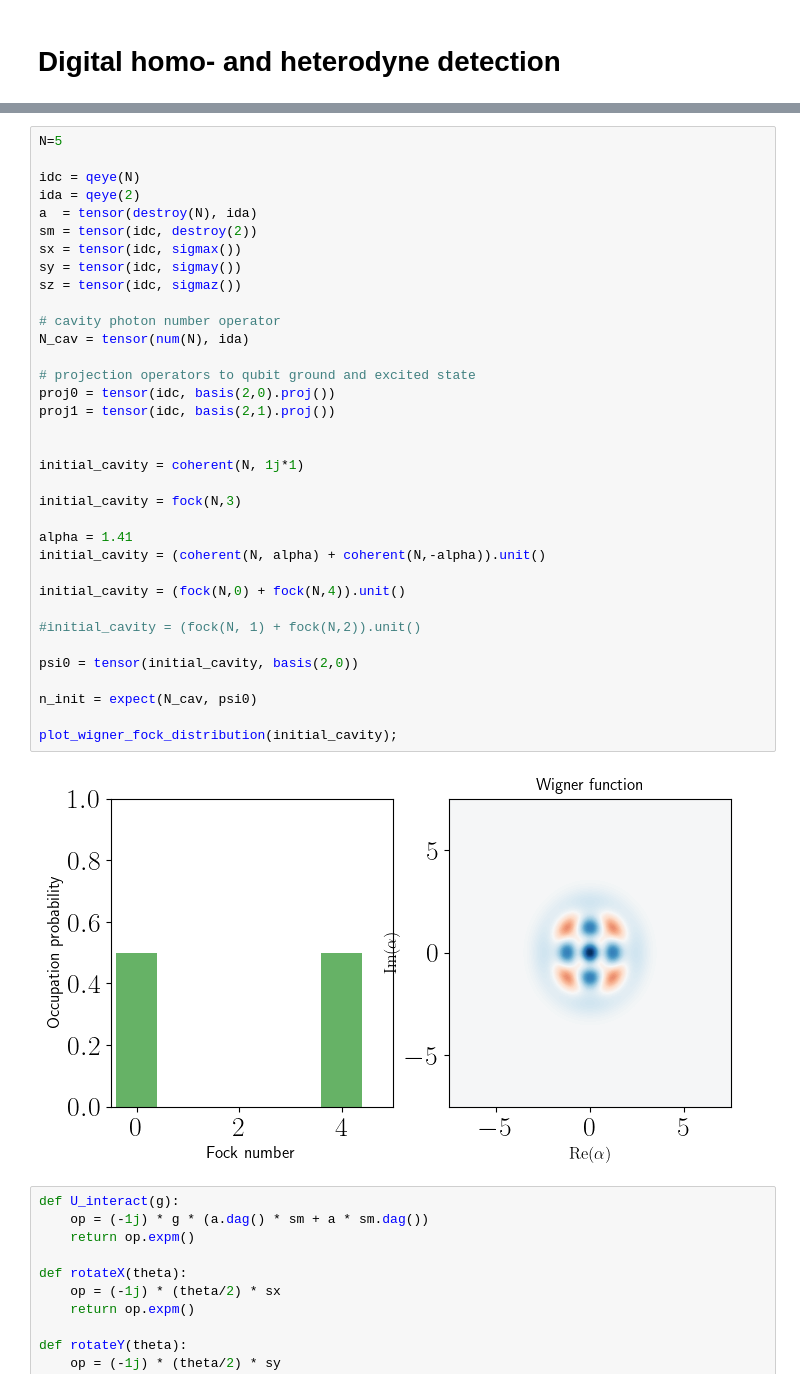
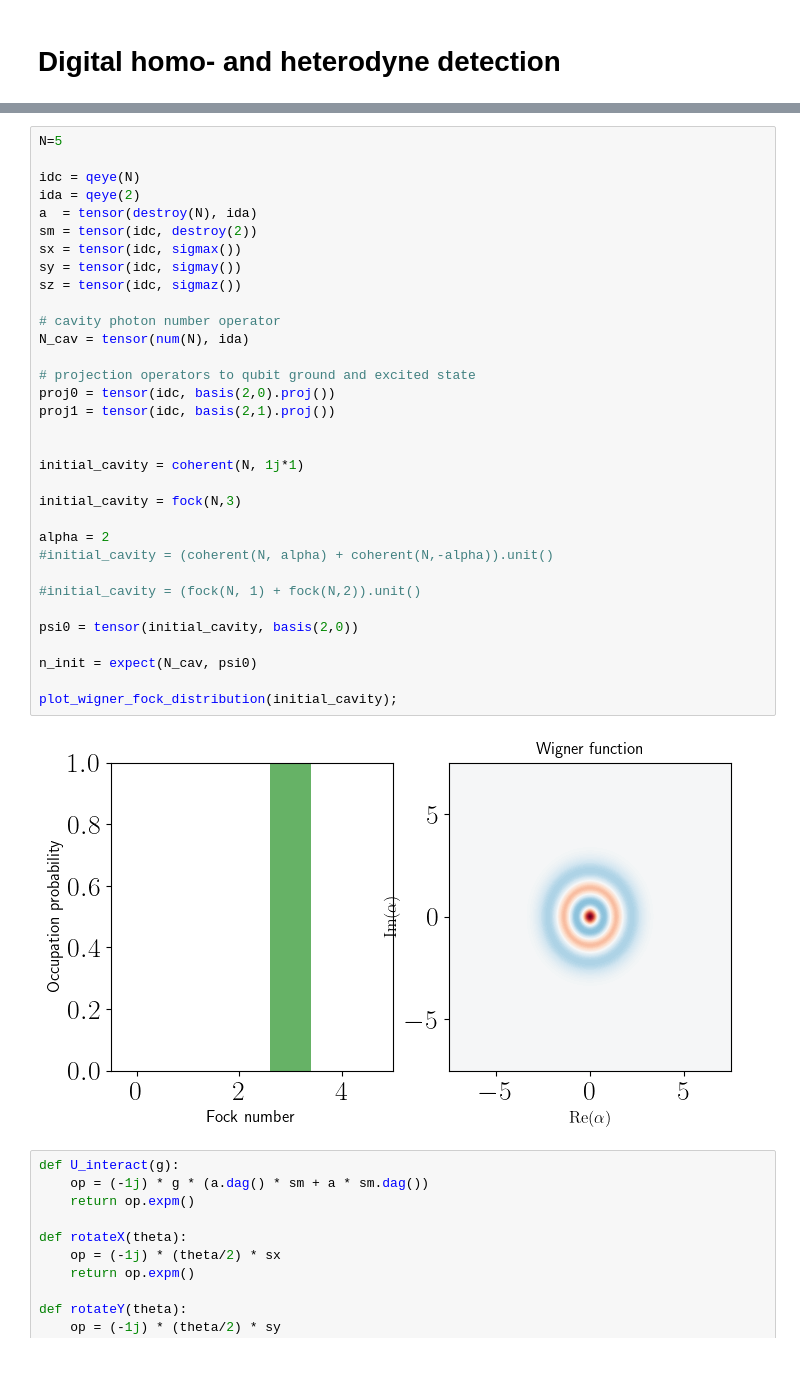
Before and after one commit to ingstra/qubitdyne, a Jupyter notebook: optimize_params_timedep.ipynb, the cells around one changed output, grey strips where cells are left out. Cells and saved outputs as stored; diff of their text form.

Commit message:
opt fock 3 works, but wrong params and messy code

```diff
--- a/optimize_params_timedep.ipynb
+++ b/optimize_params_timedep.ipynb
@@ -20,38 +18,36 @@ N=5
 
 idc = qeye(N)
 ida = qeye(2)
 a  = tensor(destroy(N), ida)
 sm = tensor(idc, destroy(2))
 sx = tensor(idc, sigmax())
 sy = tensor(idc, sigmay())
 sz = tensor(idc, sigmaz())
 
 # cavity photon number operator
 N_cav = tensor(num(N), ida)
 
 # projection operators to qubit ground and excited state
 proj0 = tensor(idc, basis(2,0).proj())
 proj1 = tensor(idc, basis(2,1).proj())
 
 
 initial_cavity = coherent(N, 1j*1)
 
 initial_cavity = fock(N,3)
 
-alpha = 1.41
-initial_cavity = (coherent(N, alpha) + coherent(N,-alpha)).unit()
-
-initial_cavity = (fock(N,0) + fock(N,4)).unit()
+alpha = 2
+#initial_cavity = (coherent(N, alpha) + coherent(N,-alpha)).unit()
 
 #initial_cavity = (fock(N, 1) + fock(N,2)).unit()
 
 psi0 = tensor(initial_cavity, basis(2,0))
 
 n_init = expect(N_cav, psi0)
 
 plot_wigner_fock_distribution(initial_cavity);
 # %% [output]
-[figure, old version]
+[figure, new version]
 # %%
 def U_interact(g):
     op = (-1j) * g * (a.dag() * sm + a * sm.dag())
```
Also changed, not shown: parts of 12 cells of this notebook.
